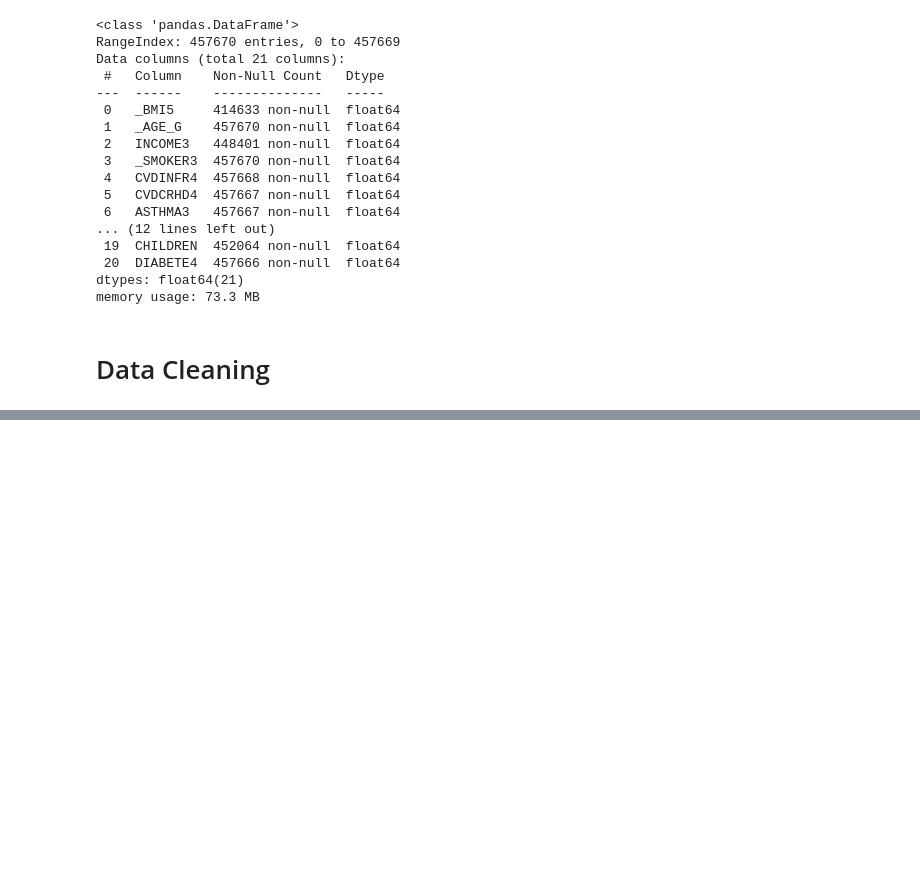
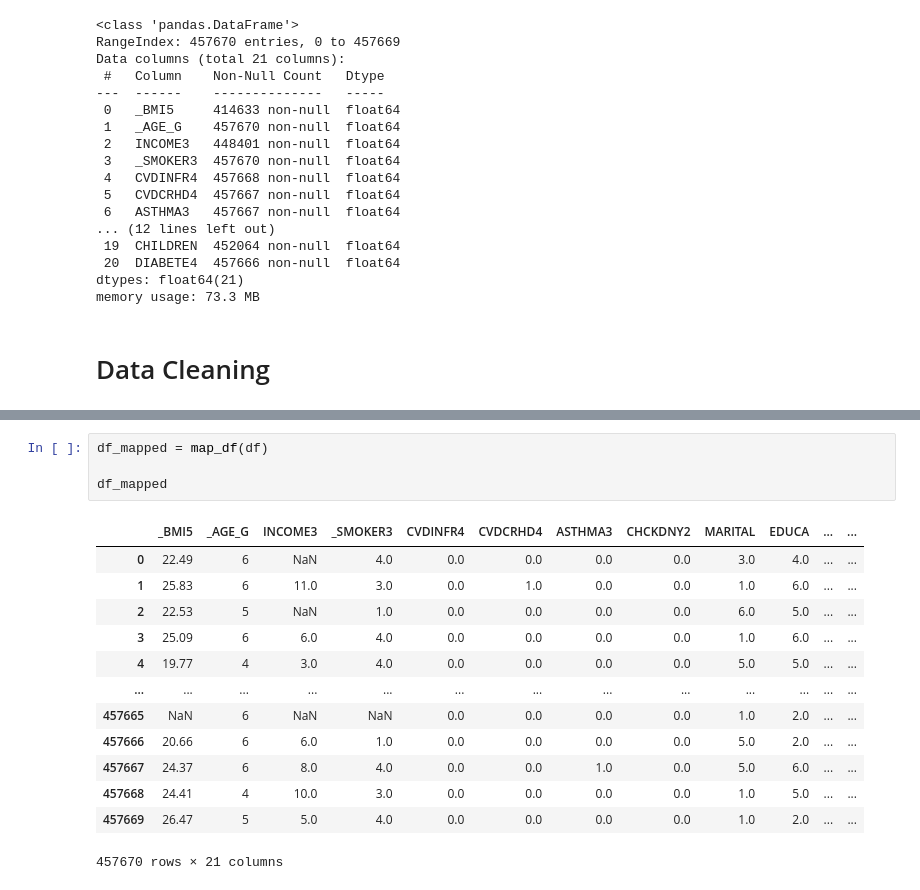
Before and after one commit to yukienjoyer7/Diabetes-Early-Diagnosis-BRFSS-2024, a Jupyter notebook: Modelling_Dion.ipynb, the cells around one changed output, grey strips where cells are left out. Drawn from its saved outputs; the diff is of its cells as text; blank space fills up the shorter version.

```diff
--- a/Modelling_Dion.ipynb
+++ b/Modelling_Dion.ipynb
@@ -96,0 +164,18 @@ From data dictionary, we found out that there is some columns that are encoded w
+# %%
+df_mapped = map_df(df)
+
+df_mapped
+# %% [output]
+|  | _BMI5 | _AGE_G | INCOME3 | _SMOKER3 | CVDINFR4 | CVDCRHD4 | ASTHMA3 | CHCKDNY2 | MARITAL | EDUCA | ... | ... |
+| 0 | 22.49 | 6 | NaN | 4.0 | 0.0 | 0.0 | 0.0 | 0.0 | 3.0 | 4.0 | ... | ... |
+| 1 | 25.83 | 6 | 11.0 | 3.0 | 0.0 | 1.0 | 0.0 | 0.0 | 1.0 | 6.0 | ... | ... |
+| 2 | 22.53 | 5 | NaN | 1.0 | 0.0 | 0.0 | 0.0 | 0.0 | 6.0 | 5.0 | ... | ... |
+| 3 | 25.09 | 6 | 6.0 | 4.0 | 0.0 | 0.0 | 0.0 | 0.0 | 1.0 | 6.0 | ... | ... |
+| 4 | 19.77 | 4 | 3.0 | 4.0 | 0.0 | 0.0 | 0.0 | 0.0 | 5.0 | 5.0 | ... | ... |
+| ... | ... | ... | ... | ... | ... | ... | ... | ... | ... | ... | ... | ... |
+| 457665 | NaN | 6 | NaN | NaN | 0.0 | 0.0 | 0.0 | 0.0 | 1.0 | 2.0 | ... | ... |
+| 457666 | 20.66 | 6 | 6.0 | 1.0 | 0.0 | 0.0 | 0.0 | 0.0 | 5.0 | 2.0 | ... | ... |
+| 457667 | 24.37 | 6 | 8.0 | 4.0 | 0.0 | 0.0 | 1.0 | 0.0 | 5.0 | 6.0 | ... | ... |
+| 457668 | 24.41 | 4 | 10.0 | 3.0 | 0.0 | 0.0 | 0.0 | 0.0 | 1.0 | 5.0 | ... | ... |
+| 457669 | 26.47 | 5 | 5.0 | 4.0 | 0.0 | 0.0 | 0.0 | 0.0 | 1.0 | 2.0 | ... | ... |
+457670 rows × 21 columns
```
Also changed, not shown: parts of 48 cells of this notebook.
